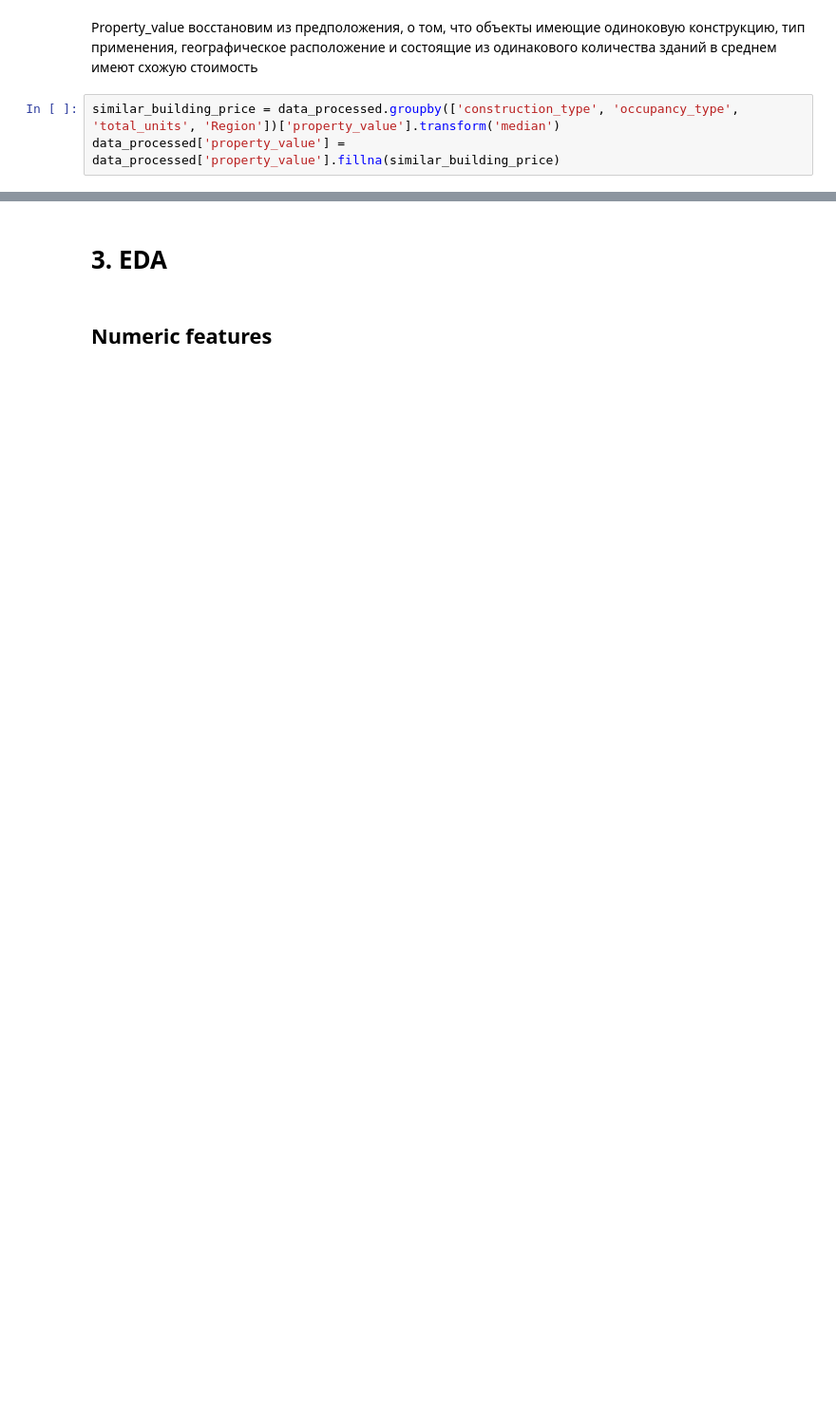
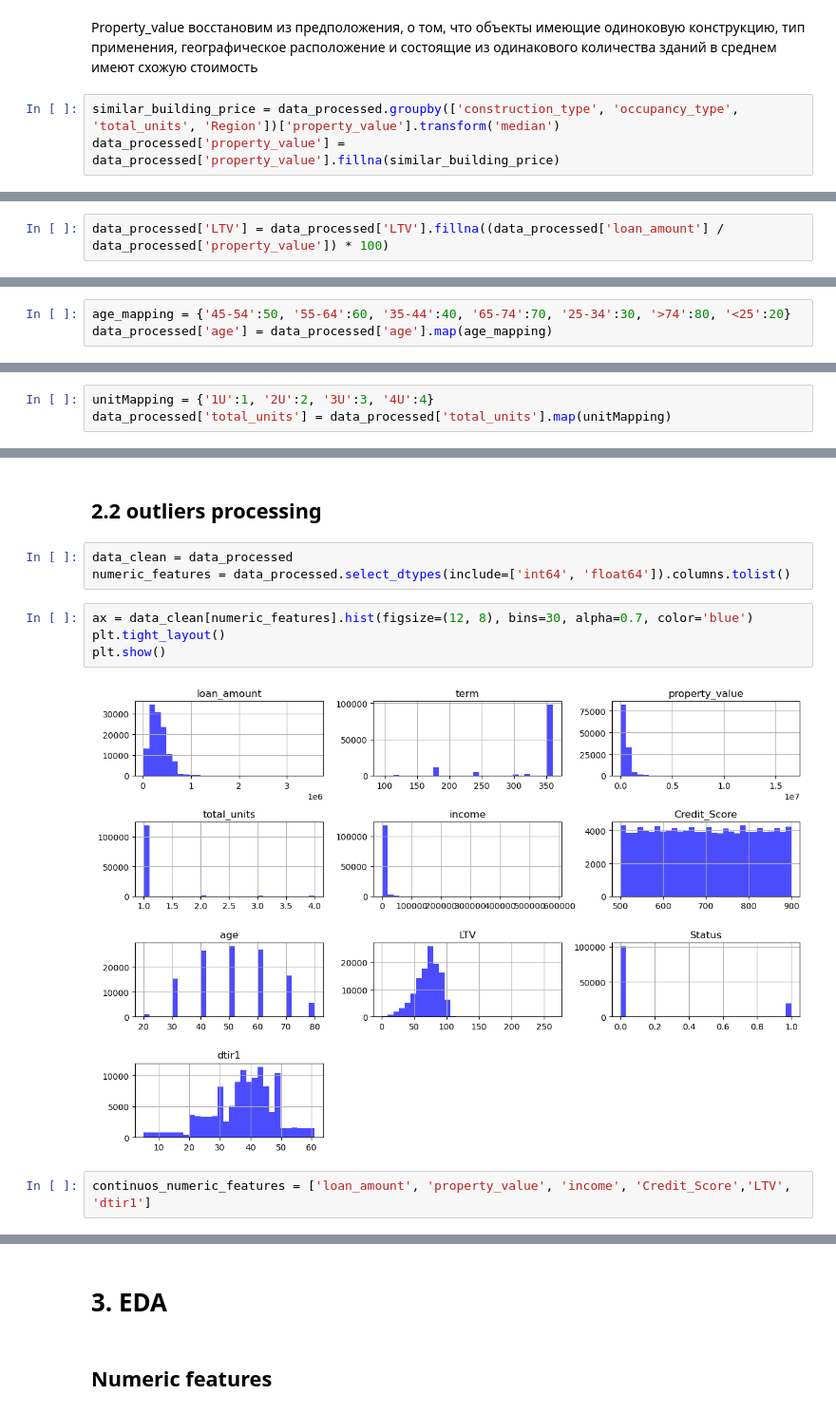
Before and after one commit to StoryTeller72/CreditScoring, a Jupyter notebook: CreditScore.ipynb, the cells around one changed output, grey strips where cells are left out. Shown: that part at 95% size. Drawn from its saved outputs; the diff is of its cells as text; blank space fills up the shorter version.

Commit message:
Add_outline_processing

```diff
--- a/CreditScore.ipynb
+++ b/CreditScore.ipynb
@@ -314,0 +227,2 @@ data_processed['LTV'] = data_processed['LTV'].fillna(data_processed['loan_amount
+# %%
+data_processed['LTV'] = data_processed['LTV'].fillna((data_processed['loan_amount'] / data_processed['property_value']) * 100)
@@ -314,0 +237,3 @@ data_processed['LTV'] = data_processed['LTV'].fillna(data_processed['loan_amount
+# %%
+age_mapping = {'45-54':50, '55-64':60, '35-44':40, '65-74':70, '25-34':30, '>74':80, '<25':20}
+data_processed['age'] = data_processed['age'].map(age_mapping)
@@ -315 +246,4 @@ data_processed['LTV'] = data_processed['LTV'].fillna(data_processed['loan_amount
+# %%
+unitMapping = {'1U':1, '2U':2, '3U':3, '4U':4}
+data_processed['total_units'] = data_processed['total_units'].map(unitMapping)
 # %% [markdown]
@@ -335,0 +271,13 @@ plt.show()
+# %% [markdown]
+## 2.2 outliers processing
+# %%
+data_clean = data_processed
+numeric_features = data_processed.select_dtypes(include=['int64', 'float64']).columns.tolist()
+# %%
+ax = data_clean[numeric_features].hist(figsize=(12, 8), bins=30, alpha=0.7, color='blue')
+plt.tight_layout()
+plt.show()
+# %% [output]
+[figure, added]
+# %%
+continuos_numeric_features = ['loan_amount', 'property_value', 'income', 'Credit_Score','LTV', 'dtir1']
```
Also changed, not shown: parts of 57 cells of this notebook, 1 other file.
